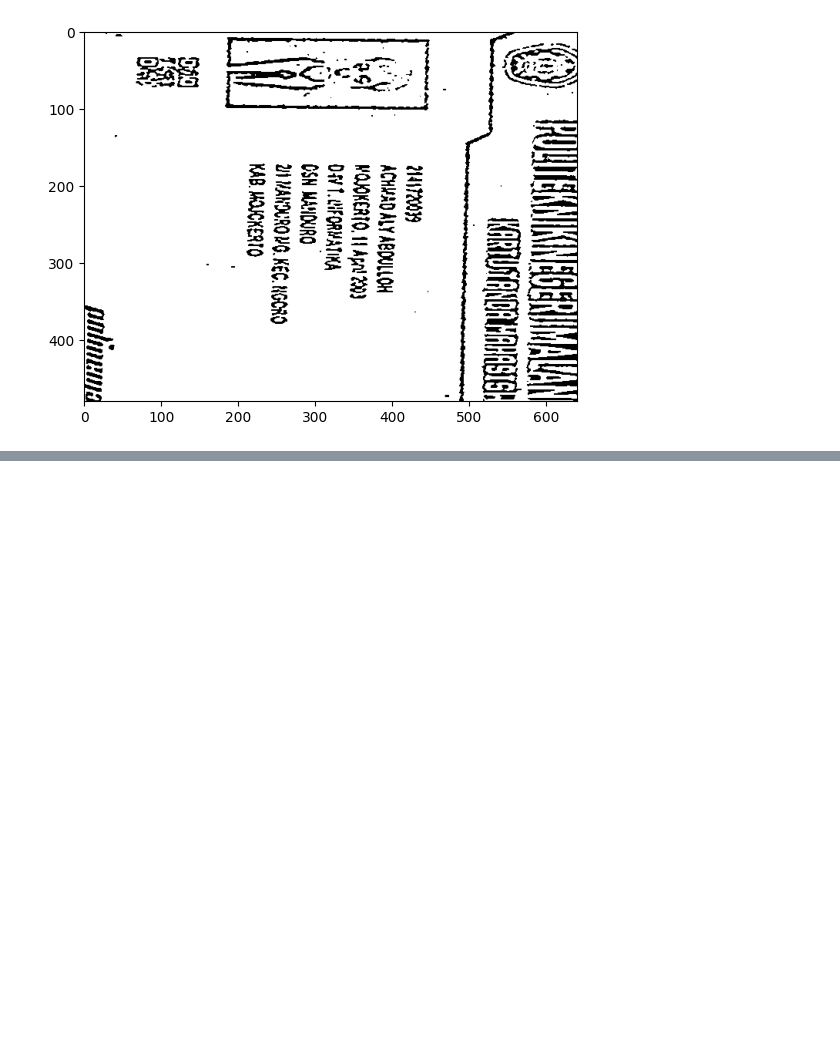
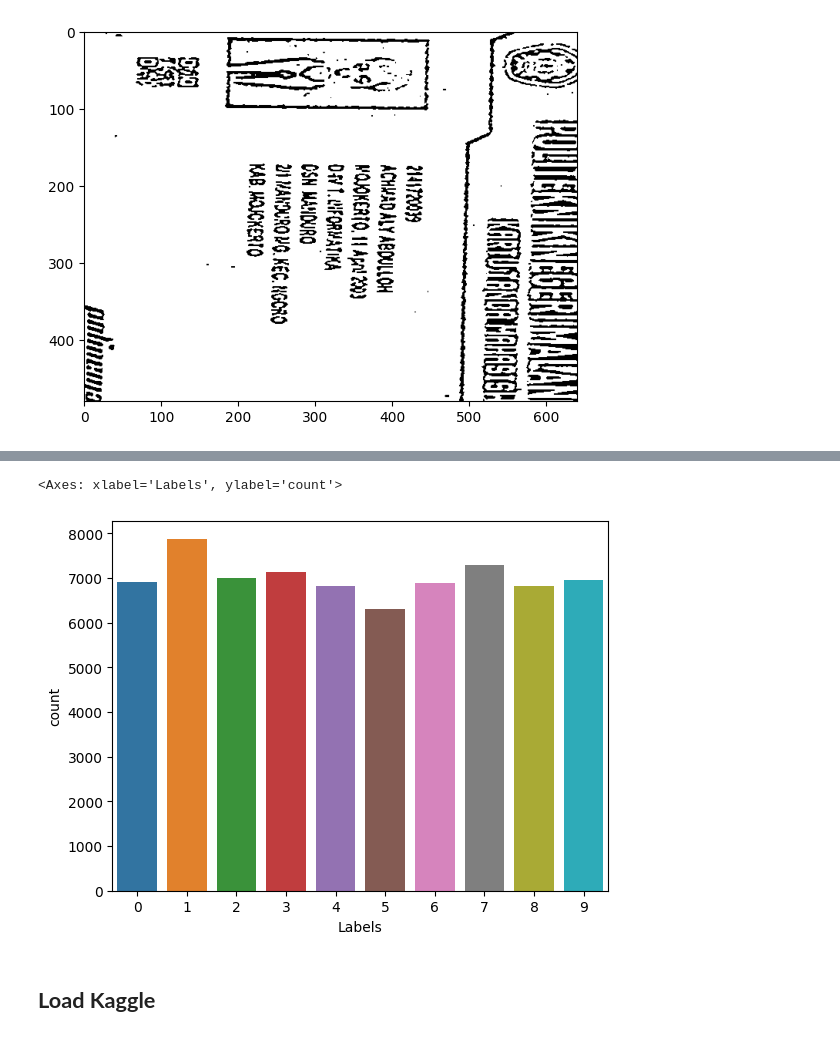
Before and after one commit to Elfeny7/ComputerVision_Learn, a Jupyter notebook: UAS_PCVK_OCR_CNN.ipynb, the cells around one changed output, grey strips where cells are left out. Cells and saved outputs as stored; diff of their text form; code cells hidden in the pictures; blank space fills up the shorter version.

```diff
--- a/UAS_PCVK_OCR_CNN.ipynb
+++ b/UAS_PCVK_OCR_CNN.ipynb
@@ -145,0 +173,8 @@ for success in successful_images:
+# %%
+df_labels = pd.DataFrame(digits_labels, columns=['Labels'])
+sns.countplot(df_labels, x='Labels')
+# %% [output]
+<Axes: xlabel='Labels', ylabel='count'>
+[figure, added]
+# %% [markdown]
+## **Load Kaggle**
```
Also changed, not shown: parts of 70 cells of this notebook.
